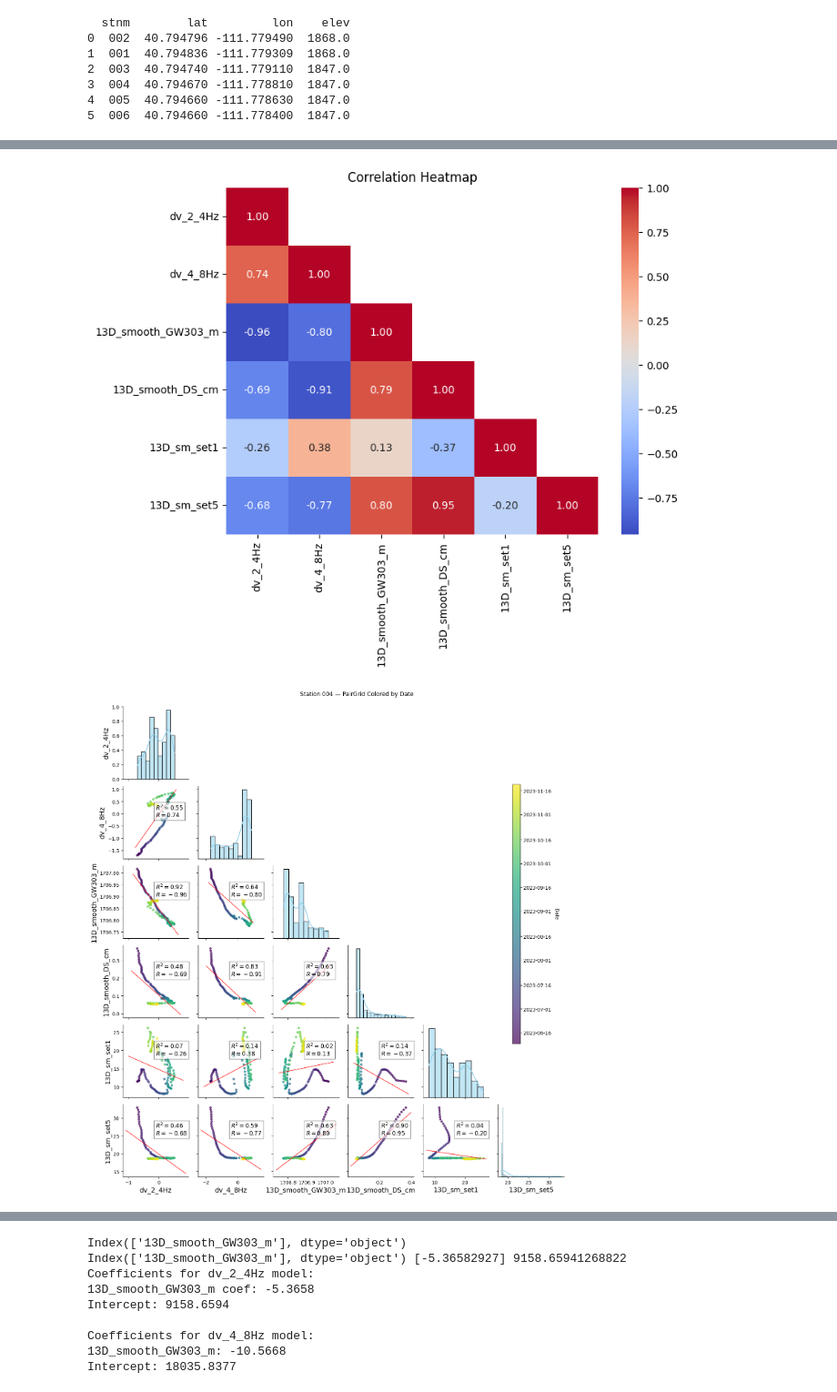
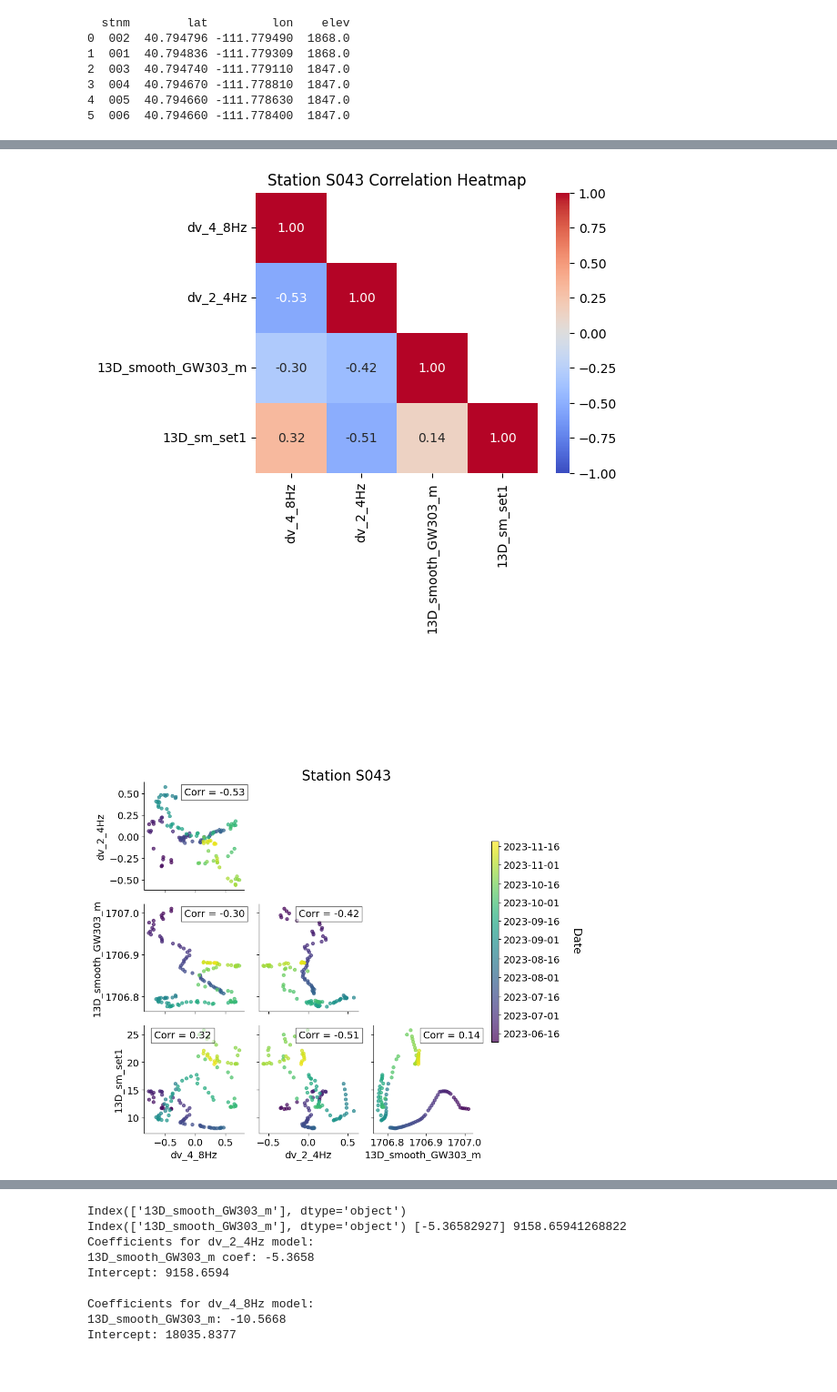
Before and after one commit to kuanfufeng/RedButte, a Jupyter notebook: final_revised_ananlyses.ipynb, the cells around one changed output, grey strips where cells are left out. Shown at 91% size. Saved outputs shown, nothing was run; the diff lists cells and outputs as text; code cells hidden in the pictures.

```diff
--- a/final_revised_ananlyses.ipynb
+++ b/final_revised_ananlyses.ipynb
@@ -241,19 +284,22 @@ data=df.copy()
 # -----------------------------
 # 1. Correlation Analysis
 # -----------------------------
+renamed = seis_sta[seis_sta['stnm'] == stnm]['stnm_renamed'].values[0]
 
 # Compute correlation matrix
-correlation_matrix = data[['dv_2_4Hz', 'dv_4_8Hz',  '13D_smooth_GW303_m',  '13D_smooth_DS_cm','13D_sm_set1', '13D_sm_set5',]].corr()
+# correlation_matrix = data[['dv_2_4Hz', 'dv_4_8Hz',  '13D_smooth_GW303_m',  '13D_smooth_DS_cm','13D_sm_set1', '13D_sm_set5',]].corr()
+correlation_matrix = data[['dv_4_8Hz', 'dv_2_4Hz',  '13D_smooth_GW303_m',  '13D_sm_set1',]].corr()
 # Create mask for the upper triangle
 mask = np.triu(np.ones_like(correlation_matrix, dtype=bool), k=1)
 
 # Plot heatmap
-plt.figure(figsize=(8, 6))
-sns.heatmap(correlation_matrix, mask=mask, annot=True, cmap='coolwarm', fmt='.2f', cbar=True)
-plt.title("Correlation Heatmap")
+plt.figure(figsize=(5,4))
+sns.heatmap(correlation_matrix, mask=mask, annot=True, cmap='coolwarm', fmt='.2f',
+            vmin=-1,vmax=1, cbar=True)
+plt.title(f"Station {renamed} Correlation Heatmap")
 plt.show()
 # %% [output]
-[figure, old version]
+[figure, new version]
 # %%
 import matplotlib.pyplot as plt
 import matplotlib.colors as mcolors
@@ -264,7 +310,10 @@ import seaborn as sns
 from scipy.stats import linregress
 
 # Clean the data
-df_corr = df[['datetime', 'dv_2_4Hz', 'dv_4_8Hz',  '13D_smooth_GW303_m',  '13D_smooth_DS_cm','13D_sm_set1', '13D_sm_set5',]].dropna()
+# df_corr = df[['datetime', 'dv_2_4Hz', 'dv_4_8Hz',  '13D_smooth_GW303_m',  '13D_smooth_DS_cm','13D_sm_set1', '13D_sm_set5',]].dropna()
+
+df_corr = df[['datetime',  'dv_4_8Hz', 'dv_2_4Hz', '13D_smooth_GW303_m', '13D_sm_set1', ]].dropna()
+
 
 # Make sure datetime is parsed correctly
 df_corr['datetime'] = pd.to_datetime(df_corr['datetime'])
@@ -285,34 +334,44 @@ def scatter_with_stats(x, y, color_values=None, **kwargs):
     ax = plt.gca()
 
     # Scatter with color
-    scatter = ax.scatter(x, y, c=color_values, s=16, alpha=0.7, )
+    scatter = ax.scatter(x, y, c=color_values, s=20, alpha=0.7, )
     # plt.setp(scatter, edgecolor='grey', linewidth=0.25, )
 
     # Regression line
     slope, intercept, r_value, p_value, std_err = linregress(x, y)
     x_vals = np.array(ax.get_xlim())
     y_vals = intercept + slope * x_vals
-    ax.plot(x_vals, y_vals, color='red', linewidth=1)
+    # ax.plot(x_vals, y_vals, color='red', linewidth=1)
 
     # Annotate R
     r2 = r_value**2
     # label = f"Slope={slope:.2f}\nR={r_value:.2f}"
-    label = f"$R^2 = {r2:.2f}$\n$R = {r_value:.2f}$"
-    ax.text(0.5, 0.75, label, transform=ax.transAxes,
-            fontsize=12, verticalalignment='top', bbox=dict(facecolor='white', alpha=0.6))
+    # label = f"$R^2 = {r2:.2f}$\n$R = {r_value:.2f}$"
+    label = f"Corr = {r_value:.2f}"
+    # pick position automatically
+    if r_value <0:
+        x, y = 0.4, 0.95   # top-right
+    if r_value > 0.7:
+        x, y = 0.4,0.25
+    if r_value > 0.3 and r_value <= 0.7:
+        x, y = 0.1,0.95
+    if r_value > 0 and r_value <= 0.3:
+        x, y = 0.5, 0.95
+    ax.text(x, y, label, transform=ax.transAxes,
+        fontsize=14, verticalalignment='top', bbox=dict(facecolor='white', alpha=0.6))
+
 
 # Create PairGrid with coloring
-plot_vars = ['dv_2_4Hz', 'dv_4_8Hz', '13D_smooth_GW303_m', '13D_smooth_DS_cm', '13D_sm_set1', '13D_sm_set5']
-g = sns.PairGrid(df_corr, vars=plot_vars, diag_sharey=False)
-
-# g = sns.PairGrid(df_corr)
-g.map_lower(lambda x, y, **kwargs: scatter_with_stats(x, y, color_values=colors.loc[x.index], **kwargs))
-g.map_diag(sns.histplot, kde=True, color='skyblue')
+plot_vars = [ 'dv_4_8Hz','dv_2_4Hz', '13D_smooth_GW303_m', '13D_sm_set1',]
+g = sns.PairGrid(df_corr, vars=plot_vars, diag_sharey=False, height=2, aspect=1.2)
+g.map_lower(lambda x, y, **kwargs: scatter_with_stats(x, y,s =30, color_values=colors.loc[x.index], **kwargs))
+# g.map_diag(sns.histplot, kde=True, color='skyblue')
+g.map_diag(lambda *args, **kwargs: None)  # do nothing on diagonal
 
 # Hide upper triangle
 for i in range(len(g.axes)):
     for j in range(len(g.axes)):
-        if j > i:
+        if j >= i:
             g.axes[i, j].set_visible(False)
 
 # Label font size
@@ -320,39 +379,40 @@ for ax in g.axes.flatten():
     if ax:
         ax.set_xlabel(ax.get_xlabel(), fontsize=14)
         ax.set_ylabel(ax.get_ylabel(), fontsize=14)
+        ax.tick_params(labelsize=14)
 
-plt.suptitle(f"Station {stnm} — Pairwise Plots Colored by Date", y=1.02)
+# plt.suptitle(f"Station {renamed} ", y=1.02)
 
 # Create ScalarMappable for the colorbar
 sm = plt.cm.ScalarMappable(cmap='viridis', norm=norm)
 sm.set_array([])
 
 
 # === Add single shared colorbar ===
 cbar_ax = g.fig.add_axes([0.8, 0.3, 0.015, 0.5])  # [left, bottom, width, height]
 sm = ScalarMappable(cmap=cmap, norm=norm)
 cbar = plt.colorbar(sm, cax=cbar_ax, alpha=0.7)
 # 1. Define your custom tick dates
 # Create date ranges for the 1st and 16th of each month
 start_dates = pd.date_range(start="2023-06-08", end="2023-11-20", freq='MS')
 mid_dates = pd.date_range(start="2023-06-01", end="2023-11-16", freq='MS') + pd.Timedelta(days=15)
 
 # Combine and sort
 custom_dates = start_dates.union(mid_dates).sort_values()
 
 # 2. Convert to timestamps (for tick positions)
 tick_vals = custom_dates.map(lambda dt: dt.timestamp())
 # 3. Format labels nicely
 tick_labels = custom_dates.strftime('%Y-%m-%d')
 
 cbar.set_ticks(tick_vals)
-cbar.set_ticklabels(tick_labels)
-cbar.set_label("Date", rotation=270, labelpad=15)
+cbar.set_ticklabels(tick_labels, fontsize=14)
+cbar.set_label("Date", rotation=270, labelpad=15, fontsize=16, va='bottom')
 
 # Final layout
-g.fig.subplots_adjust(top=0.95, right=0.9)
-g.fig.suptitle(f"Station {stnm} — PairGrid Colored by Date")
+g.fig.subplots_adjust(top=1.25, right=1)
+g.fig.suptitle(f"Station {renamed}", fontsize=20)
 
 plt.show()
 # %% [output]
-[figure, old version]
+[figure, new version]
```
Also changed, not shown: parts of 6 cells of this notebook, 1 other file.
